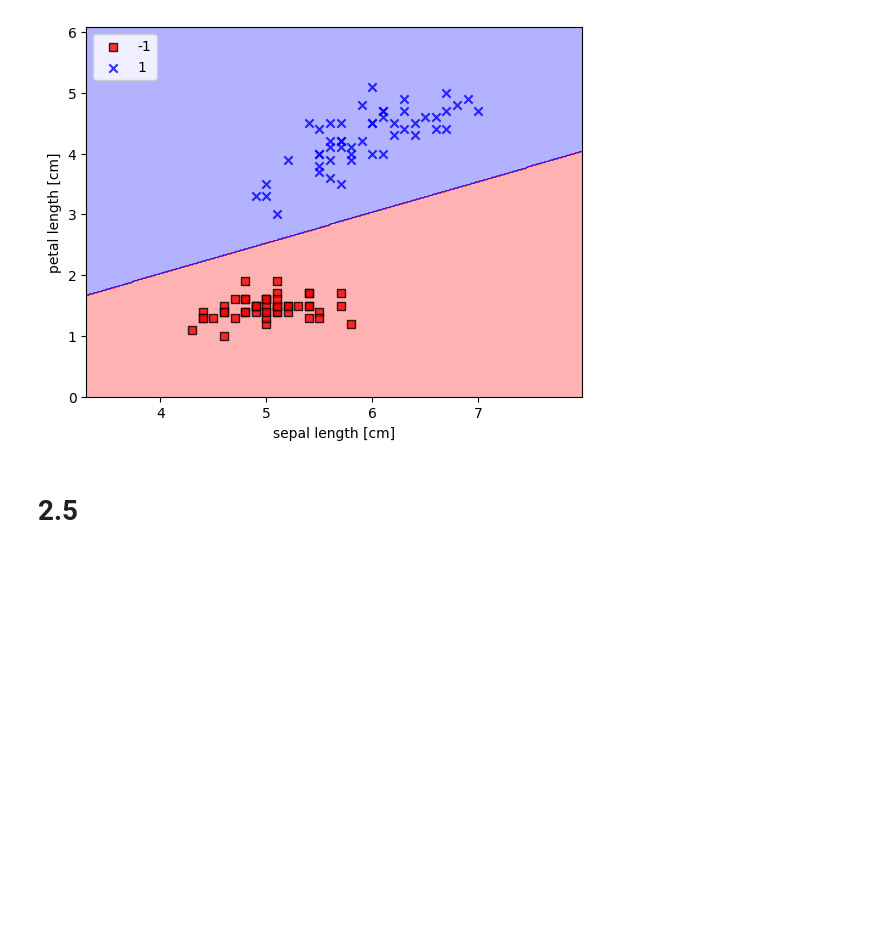
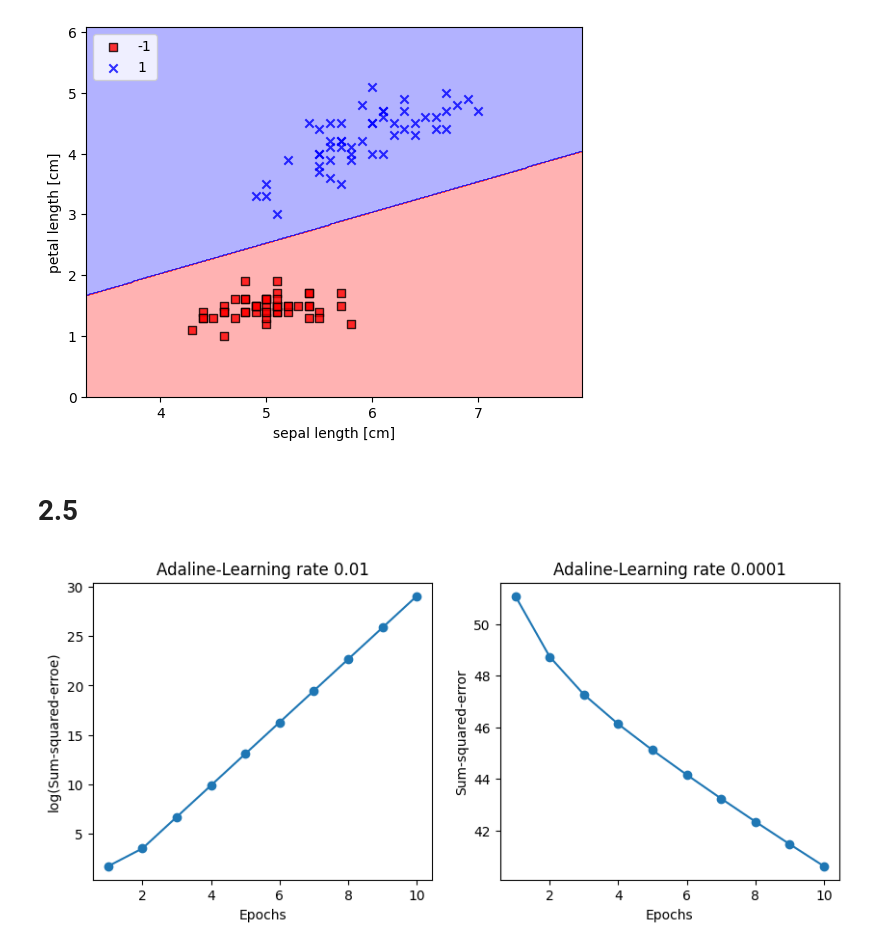
Before and after one commit to ltpdo/PythonMachineLearningProgramming, a Jupyter notebook: 分類問題_単純な機械学習アルゴリズムの訓練.ipynb, the cells around one changed output. Drawn from its saved outputs; the diff is of its cells as text; code cells hidden in the pictures; blank space fills up the shorter version.

```diff
--- a/分類問題_単純な機械学習アルゴリズムの訓練.ipynb
+++ b/分類問題_単純な機械学習アルゴリズムの訓練.ipynb
@@ -234,4 +234,39 @@ class AdalineGD(object):
       self.cost_.append(cost)
     return self
 
-  def net_input(se)
+  def net_input(self, X):
+    """総入力を計算"""
+    return np.dot(X, self.w_[1:]) + self.w_[0]
+
+  def activation(self, X):
+    """線形活性化関数の出力を計算"""
+    return X
+
+  def predict(self, X):
+    """1ステップ後のクラスラベルを返す"""
+    return np.where(self.activation(self.net_input(x)) >= 0.0, 1, -1)
+# %%
+# 描画領域を１行２列に分割
+fig, ax = plt.subplots(nrows = 1, ncols = 2, figsize = (10, 4))
+# 勾配降下法によるADALINEの学習(学習率 eta = 0.01)
+adal = AdalineGD(n_iter = 10, eta = 0.01).fit(X, y)
+# エポック数とコストの関係を表す折れ線グラフのプロット
+ax[0].plot(range(1, len(adal.cost_) + 1), np.log10(adal.cost_), marker = "o")
+# 軸のラベルの設定
+ax[0].set_xlabel("Epochs")
+ax[0].set_ylabel("log(Sum-squared-erroe)")
+# タイトルの設定
+ax[0].set_title("Adaline-Learning rate 0.01")
+# 勾配降下法によるADALINEの学習(学習率 eta = 0.0001)
+ada2 = AdalineGD(n_iter = 10, eta = 0.0001).fit(X, y)
+# エポック数とコストの関係を表す折れ線グラフのプロット
+ax[1].plot(range(1, len(ada2.cost_) + 1), ada2.cost_, marker = "o")
+# 軸のラベルの設定
+ax[1].set_xlabel("Epochs")
+ax[1].set_ylabel("Sum-squared-error")
+# タイトルの設定
+ax[1].set_title("Adaline-Learning rate 0.0001")
+# 図の表示
+plt.show()
+# %% [output]
+[figure, added]
```
Also changed, not shown: parts of 2 cells of this notebook.
